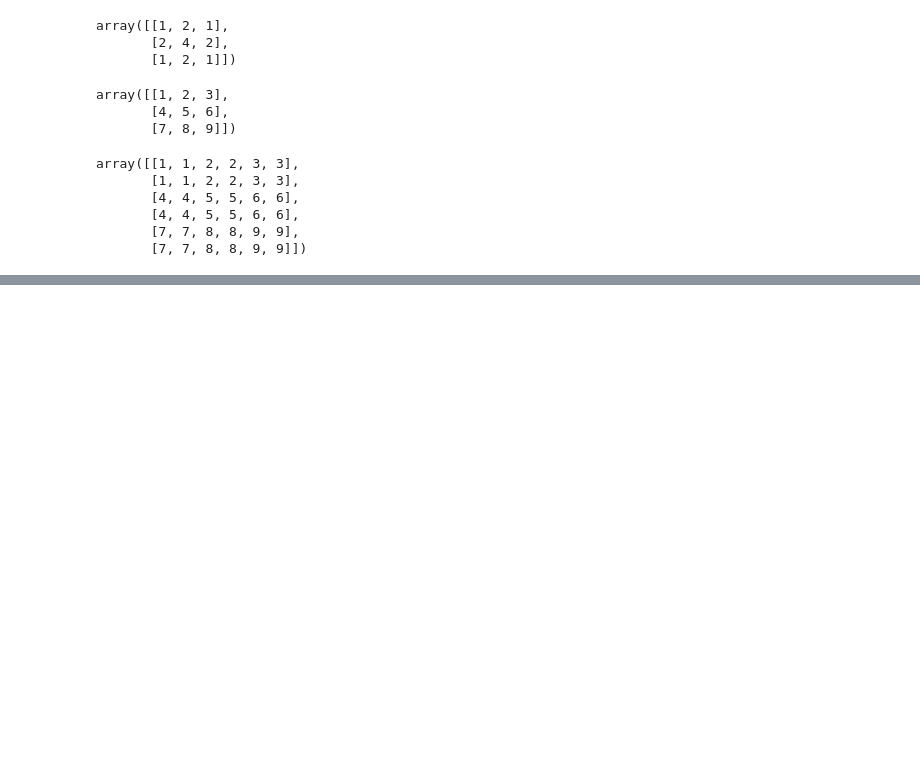
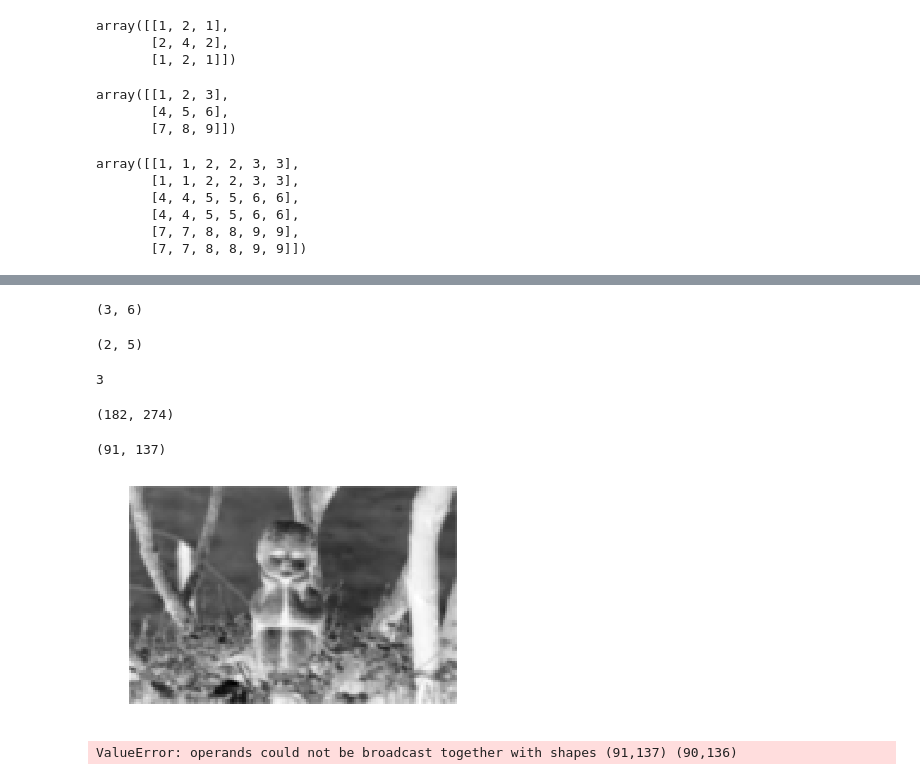
Before and after one commit to vgutta/Cisc442, a Jupyter notebook: pr1/Part1.ipynb, the cells around one changed output, grey strips where cells are left out. Saved outputs shown, nothing was run; the diff lists cells and outputs as text; code cells hidden in the pictures; blank space fills up the shorter version.

```diff
--- a/pr1/Part1.ipynb
+++ b/pr1/Part1.ipynb
@@ -161,0 +183,35 @@ array([[1, 1, 2, 2, 3, 3],
+# %%
+x.shape
+# %% [output]
+(3, 6)
+# %%
+np.delete(y, 1, 0).shape
+# %% [output]
+(2, 5)
+# %%
+len(images)
+# %% [output]
+3
+# %%
+images[0].shape
+# %% [output]
+(182, 274)
+# %%
+images[1].shape
+# %% [output]
+(91, 137)
+# %%
+#lap = expand(images[1]) - images[0]
+lap = images[0] - expand(images[1])
+plt.imshow(lap, cmap=plt.cm.gray)
+plt.axis('off')
+plt.show()
+# %% [output]
+[figure, added]
+# %%
+lap = images[1] - expand(images[2])
+plt.imshow(lap, cmap=plt.cm.gray)
+plt.axis('off')
+plt.show()
+# %% [output]
+ValueError: operands could not be broadcast together with shapes (91,137) (90,136)
```
Also changed, not shown: parts of 14 cells of this notebook.
